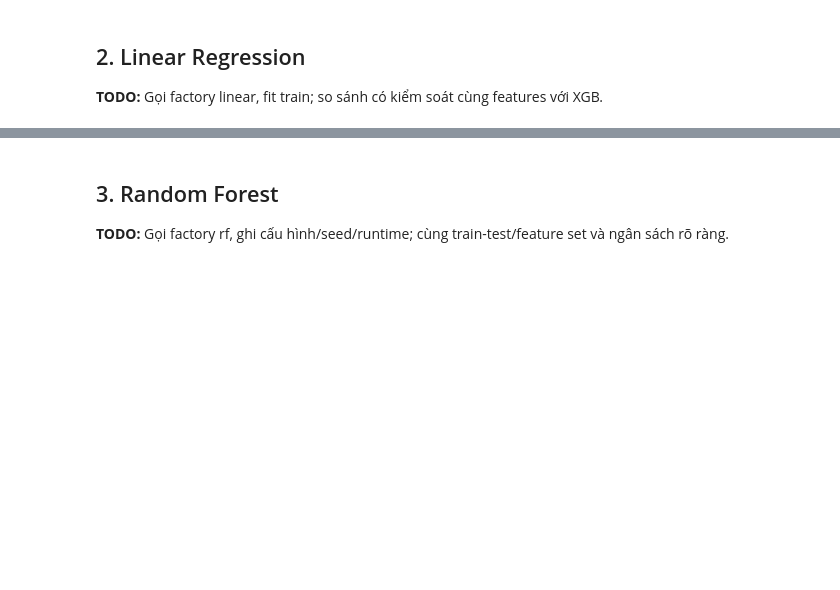
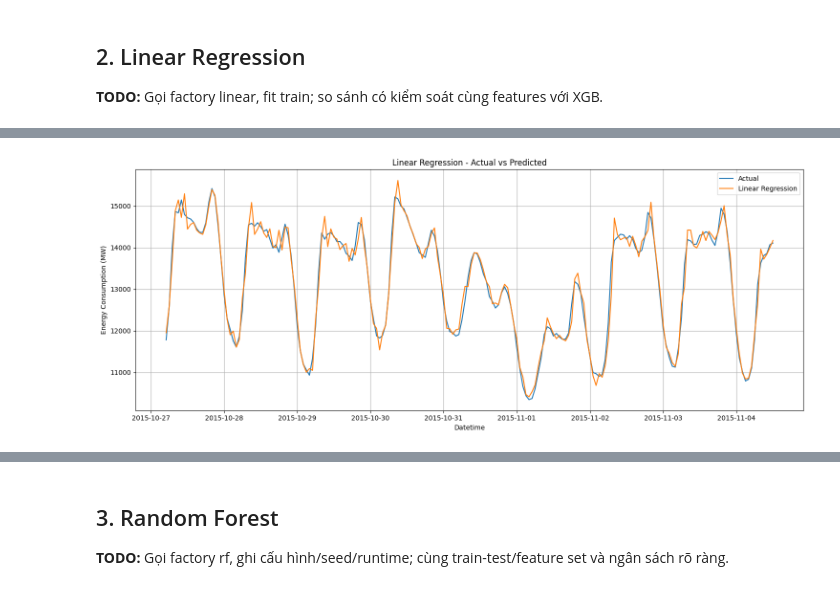
Before and after one commit to thvhieu/Time_series_lab3, a Jupyter notebook: notebooks/04_baselines_tuning.ipynb, the cells around one changed output, grey strips where cells are left out. Cells and saved outputs as stored; diff of their text form; code cells hidden in the pictures; blank space fills up the shorter version.

```diff
--- a/notebooks/04_baselines_tuning.ipynb
+++ b/notebooks/04_baselines_tuning.ipynb
@@ -38,5 +216,85 @@ print({"raw_rows": quality["raw_rows"], "train_rows": len(train),
 
 **TODO:** Gọi factory linear, fit train; so sánh có kiểm soát cùng features với XGB.
 # %%
-# TODO: viết code tái tạo phần này và lưu output đúng hợp đồng.
-# TODO: bổ sung nhận xét dựa trên kết quả chạy thật.
+from lab3.modeling import make_model
+from lab3.features import xy
+from lab3.evaluation import regression_metrics
+import pandas as pd
+import numpy as np
+import matplotlib.pyplot as plt
+
+# Tách X và y
+X_train, y_train = xy(train)
+X_test, y_test = xy(test)
+print("X_train:", X_train.shape)
+print("X_test:", X_test.shape)
+
+# Khởi tạo mô hình Linear Regression
+linear_model = make_model("linear")
+
+# Huấn luyện mô hình
+linear_model.fit(X_train, y_train)
+print("Đã huấn luyện xong Linear Regression!")
+
+# Dự đoán trên tập test
+y_pred = linear_model.predict(X_test)
+
+# Chuyển kết quả dự đoán thành pandas Series
+y_pred = pd.Series(
+    y_pred,
+    index=y_test.index,
+    name="Predicted"
+)
+
+# Đánh giá mô hình
+linear_metrics = regression_metrics(y_test, y_pred)
+print(linear_metrics)
+
+# Tạo bảng kết quả
+linear_result = pd.DataFrame({"Actual": y_test, "Predicted": y_pred},index=y_test.index)
+display(linear_result.head(10))
+print(regression_metrics)
+
+# Tính các chỉ số đánh giá
+linear_metrics = regression_metrics(y_test, y_pred)
+print(linear_metrics)
+
+# Nếu hàm trả về dictionary, chuyển thành bảng
+linear_metrics_df = pd.DataFrame([linear_metrics],index=["Linear Regression"])
+display(linear_metrics_df)
+
+# Lấy 200 giờ đầu tiên
+plot_data = linear_result.iloc[:200]
+plt.figure(figsize=(15, 6))
+plt.plot(
+    plot_data.index,
+    plot_data["Actual"],
+    label="Actual"
+)
+
+plt.plot(
+    plot_data.index,
+    plot_data["Predicted"],
+    label="Linear Regression"
+)
+
+plt.title("Linear Regression - Actual vs Predicted")
+plt.xlabel("Datetime")
+plt.ylabel("Energy Consumption (MW)")
+plt.legend()
+plt.grid(True)
+plt.tight_layout()
+
+# lưu biểu đồ
+FIGURE_DIR = ROOT / "reports" / "figures"
+plt.savefig(FIGURE_DIR / "linear_forecast.png",dpi=300,bbox_inches="tight")
+plt.show()
+
+# lưu bảng
+TABLE_DIR = ROOT / "reports" / "tables"
+linear_metrics_df.to_csv(TABLE_DIR / "linear_metrics.csv",encoding="utf-8-sig")
+
+# Lưu dữ liệu dự báo
+linear_result.to_csv(TABLE_DIR / "linear_predictions.csv",encoding="utf-8-sig")
+print("Đã lưu kết quả Linear Regression")
+# %% [output]
@@ -42,0 +321 @@ print({"raw_rows": quality["raw_rows"], "train_rows": len(train),
+[figure, added]
```
Also changed, not shown: parts of 12 cells of this notebook, 16 other files.
